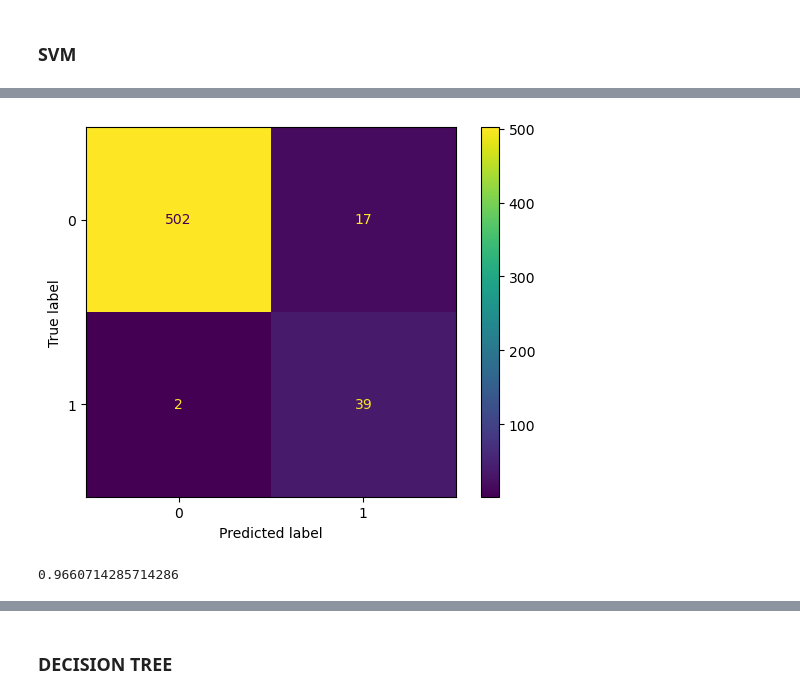
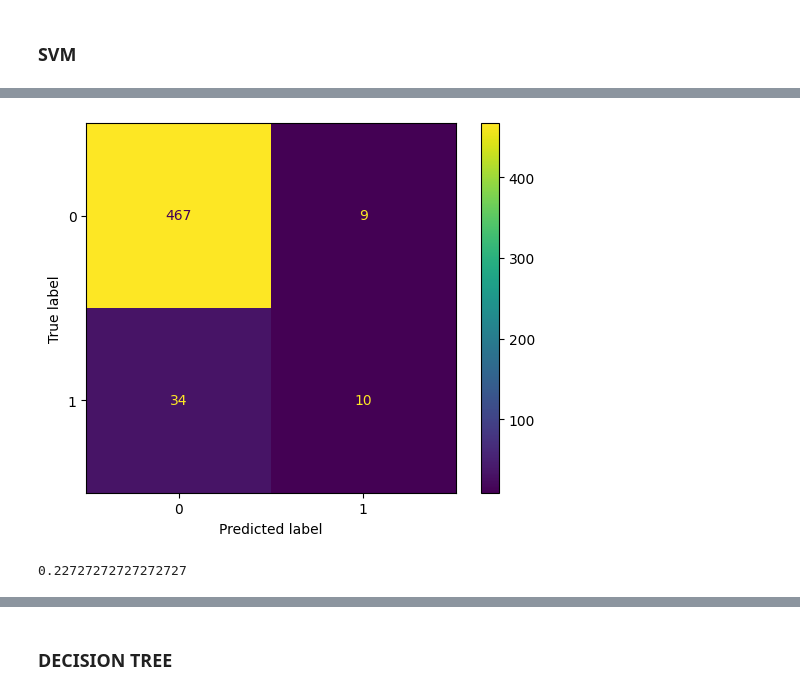
Before and after one commit to FinNijatTech/ML-algorithms-as-EWM-for-Economic-Crisis, a Jupyter notebook: Master_Thesis_Project.ipynb, the cells around one changed output, grey strips where cells are left out. Cells and saved outputs as stored; diff of their text form; code cells hidden in the pictures.

```diff
--- a/Master_Thesis_Project.ipynb
+++ b/Master_Thesis_Project.ipynb
@@ -544,13 +2148,13 @@ param_grid = {
 logistic = LogisticRegression(solver='saga', max_iter=1000)
 
 # Create a GridSearchCV object for hyperparameter tuning
-grid_search = GridSearchCV(logistic, param_grid, cv=10, scoring='accuracy', verbose=1)
+grid_search = GridSearchCV(logistic, param_grid, cv=10, scoring='recall', verbose=1)
 
 # Fit the model and find the best hyperparameters
 grid_search.fit(X_train, y_train)
 
 # Print the best hyperparameters and the corresponding accuracy score
 print("Best hyperparameters for Logistic Regression:", grid_search.best_params_)
-print("Best accuracy score for Logistic Regression:", grid_search.best_score_)
+print("Best recall score for Logistic Regression:", grid_search.best_score_)
 # %% [output]
 Fitting 10 folds for each of 45 candidates, totalling 450 fits
@@ -559,4 +2163,4 @@ Best accuracy score for Logistic Regression: 0.9138392857142857
 # %%
-lasso = LogisticRegression(C=0.001, penalty='l1', solver='saga', max_iter=1000, random_state=123)
+lasso = LogisticRegression(C=1, penalty='l1', l1_ratio = 0.1, solver='saga', max_iter=1000, random_state=123)
 lasso.fit(X_train, y_train)
 # %% [output]
@@ -734,7 +2338,7 @@ param_grid = {
 }
 
 # Create a GridSearchCV object
-knn_grid = GridSearchCV(knn, param_grid, cv=10, scoring='accuracy')
+knn_grid = GridSearchCV(knn, param_grid, cv=10, scoring='recall')
 
 # Fit the model to your data (replace X_train and y_train with your data)
 knn_grid.fit(X_train, y_train)
@@ -744,5 +2348,5 @@ best_knn_params = knn_grid.best_params_
 best_knn_score = knn_grid.best_score_
 
 print("Best hyperparameters for KNN:", best_knn_params)
-print("Best accuracy score for KNN:", best_knn_score)
+print("Best recall score for KNN:", best_knn_score)
 # %% [output]
@@ -925,7 +2530,7 @@ param_grid = {
 }
 
 # Create a GridSearchCV object
-svm_grid = GridSearchCV(svm, param_grid, cv=10, scoring='accuracy')
+svm_grid = GridSearchCV(svm, param_grid, cv=10, scoring='recall')
 
 # Fit the model to your data (replace X_train and y_train with your data)
 svm_grid.fit(X_train, y_train)
@@ -935,5 +2540,5 @@ best_svm_params = svm_grid.best_params_
 best_svm_score = svm_grid.best_score_
 
 print("Best hyperparameters for SVM:", best_svm_params)
-print("Best accuracy score for SVM:", best_svm_score)
+print("Best recall score for SVM:", best_svm_score)
 # %% [output]
@@ -944,23 +2549,23 @@ Wall time: 7min 33s
 # %%
 from sklearn.svm import SVC
-svm = SVC(C=10, gamma=1, kernel='rbf', probability=True, random_state=39)
+svm = SVC(C=10, gamma=1, kernel='rbf', probability=True, random_state=42)
 svm.fit(X_train, y_train)
 
-threshold = 0.15
+threshold = 0.35
 y_probs_svm = svm.predict_proba(X_test)[:, 1]
 y_pred_svm = np.where(y_probs_svm >= threshold, 1, 0)
 
 from sklearn.metrics import confusion_matrix, ConfusionMatrixDisplay
 confusion_matrix_svm = confusion_matrix(y_test, y_pred_svm)
 cm_display = ConfusionMatrixDisplay(confusion_matrix=confusion_matrix_svm, display_labels=[0, 1])
 cm_display.plot()
 plt.show()
 # %% [output]
-[figure, old version]
+[figure, new version]
 # %%
-accuracy_score(y_test, y_pred_svm)
+recall_score(y_test, y_pred_svm)
 # %% [output]
-0.9660714285714286
+0.22727272727272727
 # %%
 from sklearn.metrics import accuracy_score, confusion_matrix as cm
 import matplotlib.pyplot as plt
```
Also changed, not shown: parts of 81 cells of this notebook.
